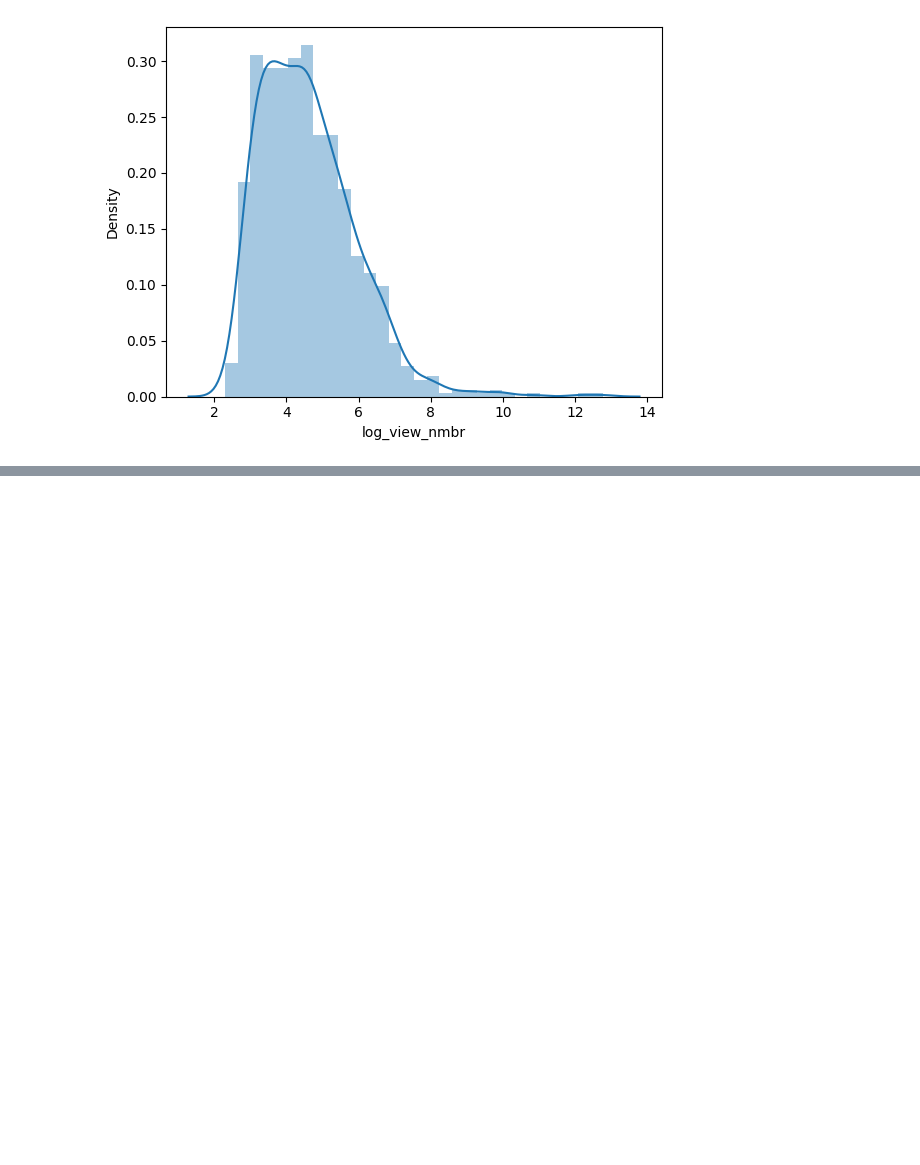
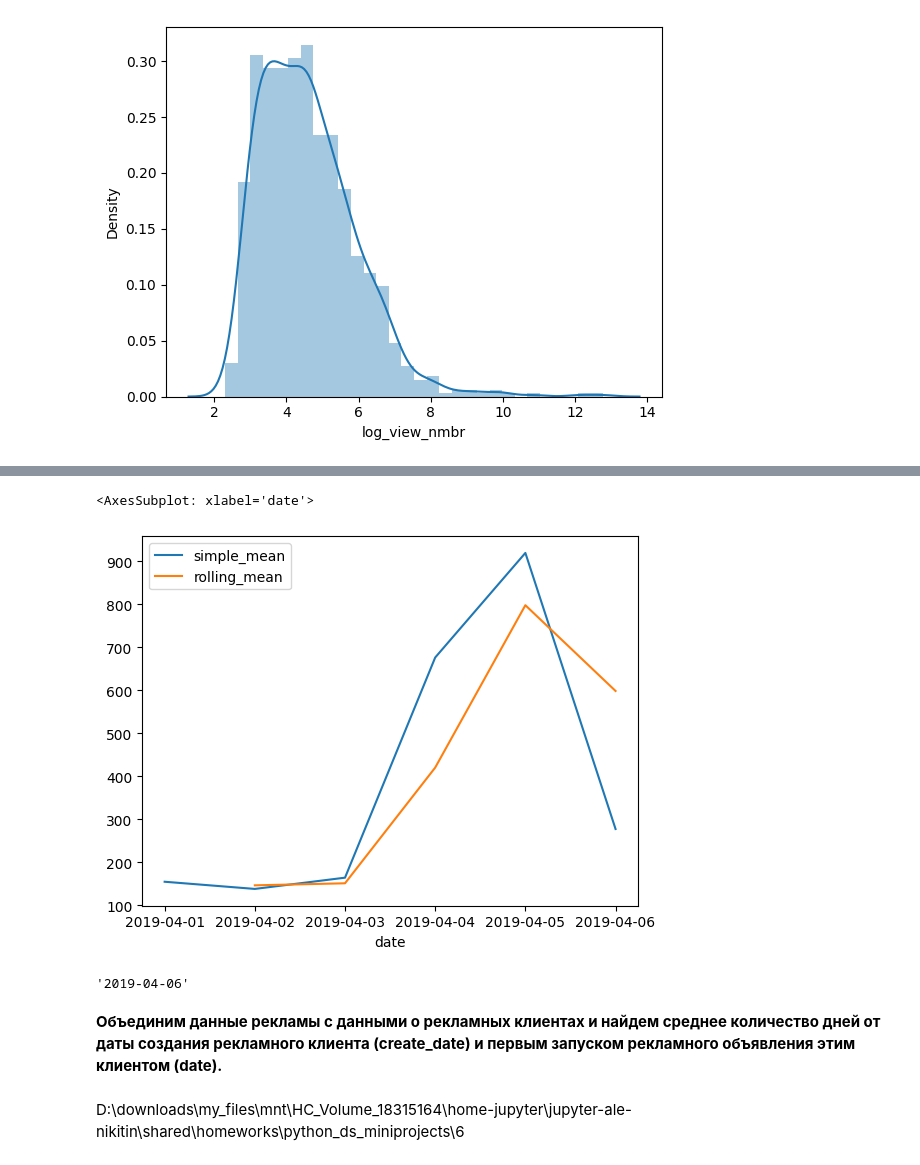
Before and after one commit to Osgil/Mini_project, a Jupyter notebook: advertising analytics.ipynb, the cells around one changed output, grey strips where cells are left out. Drawn from its saved outputs; the diff is of its cells as text; code cells hidden in the pictures; blank space fills up the shorter version.

```diff
--- a/advertising analytics.ipynb
+++ b/advertising analytics.ipynb
@@ -97,0 +102,9 @@ https://gist.github.com/mwaskom/de44147ed2974457ad6372750bbe5751
+# %%
+ ads_view_per_date =  (
+                        ads_data[ads_data['event'] == 'view']
+                        .pivot_table(index='ad_id', columns='date', values='time', aggfunc='count')
+                      )
+
+
+
+ads_view_per_date.mean().rolling(window=2).mean().loc['2019-04-06'].round()
@@ -97,0 +116,17 @@ https://gist.github.com/mwaskom/de44147ed2974457ad6372750bbe5751
+# %%
+simple_mean = ads_view_per_date.mean()
+rolling_mean = ads_view_per_date.mean().rolling(window=2).mean().dropna()
+# %%
+sns.lineplot(simple_mean, label='simple_mean')
+sns.lineplot(rolling_mean, label='rolling_mean')
+# %% [output]
+<AxesSubplot: xlabel='date'>
+[figure, added]
+# %%
+abs(simple_mean[1:] - rolling_mean).idxmax()
+# %% [output]
+'2019-04-06'
+# %% [markdown]
+__Объединим данные рекламы с данными о рекламных клиентах и найдем среднее количество дней от даты создания рекламного клиента (create_date) и первым запуском рекламного объявления этим клиентом (date).__
+# %% [markdown]
+D:\downloads\my_files\mnt\HC_Volume_18315164\home-jupyter\jupyter-ale-nikitin\shared\homeworks\python_ds_miniprojects\6
```
Also changed, not shown: parts of 13 cells of this notebook.
